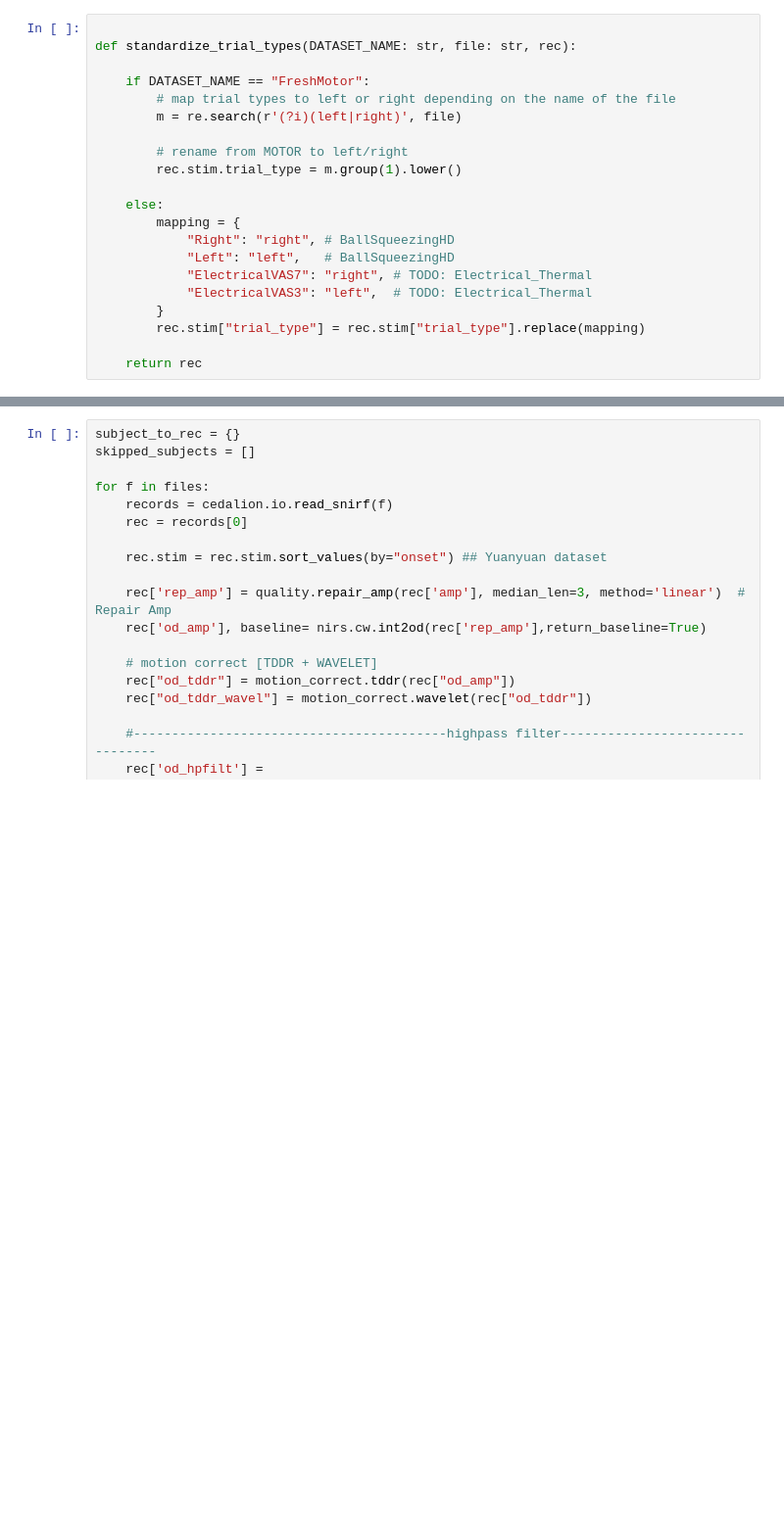
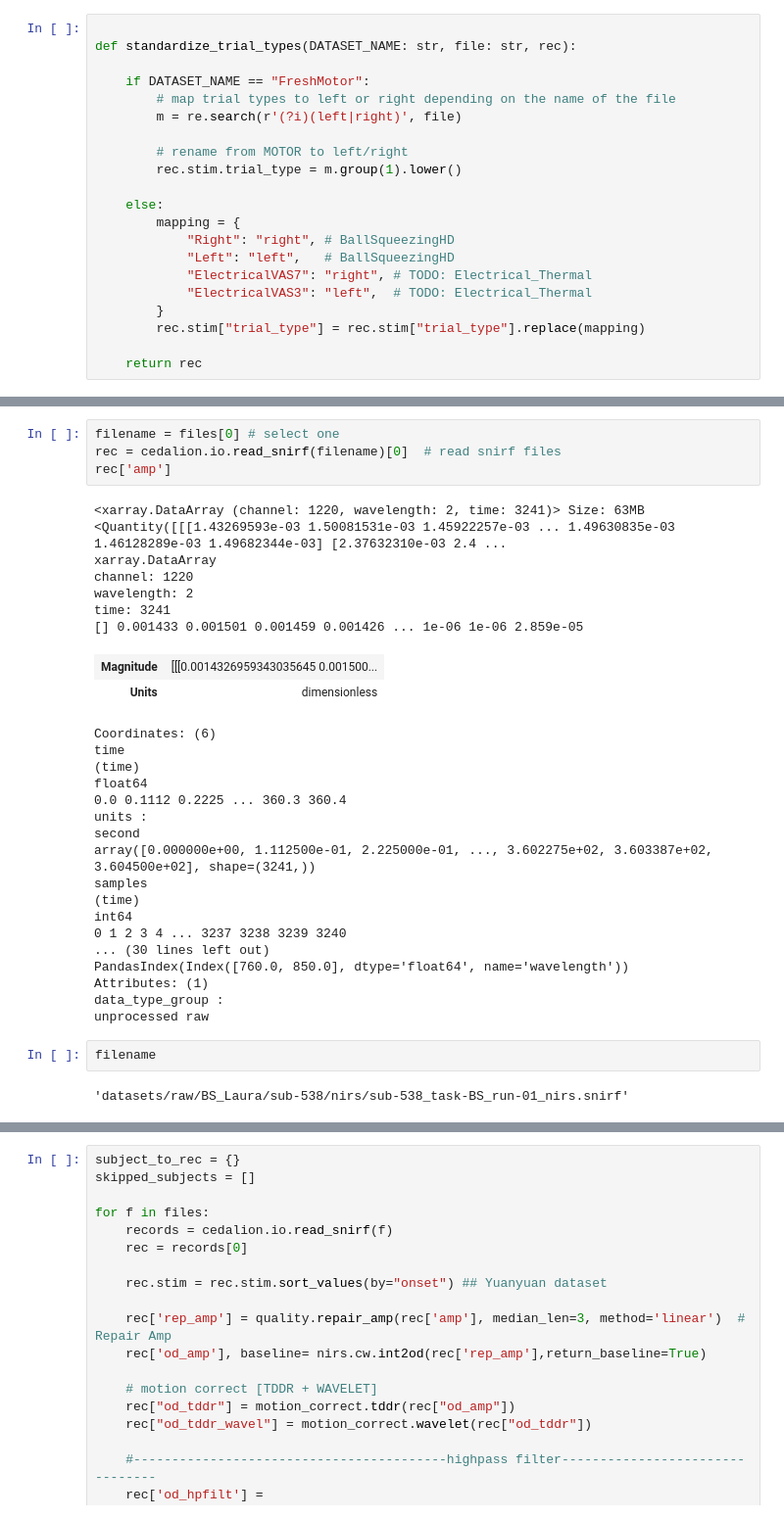
Before and after one commit to orabe/fNIRS_SparseToDense, a Jupyter notebook: notebooks/image_space_processing_segments_V2.ipynb, the cells around one changed output, grey strips where cells are left out. Shown at 98% size. Saved outputs shown, nothing was run; the diff lists cells and outputs as text; blank space fills up the shorter version.

```diff
--- a/notebooks/image_space_processing_segments_V2.ipynb
+++ b/notebooks/image_space_processing_segments_V2.ipynb
@@ -119,3 +121,37 @@ print(f"{len(files)} files found.")
+# %%
+filename = files[0] # select one
+rec = cedalion.io.read_snirf(filename)[0]  # read snirf files
+rec['amp']
+# %% [output]
+<xarray.DataArray (channel: 1220, wavelength: 2, time: 3241)> Size: 63MB <Quantity([[[1.43269593e-03 1.50081531e-03 1.45922257e-03 ... 1.49630835e-03 1.46128289e-03 1.49682344e-03] [2.37632310e-03 2.4 ...
+xarray.DataArray
+channel: 1220
+wavelength: 2
+time: 3241
+[] 0.001433 0.001501 0.001459 0.001426 ... 1e-06 1e-06 2.859e-05
+| Magnitude | [[[0.0014326959343035645 0.001500... |
+| Units | dimensionless |
+Coordinates: (6)
+time
+(time)
+float64
+0.0 0.1112 0.2225 ... 360.3 360.4
+units :
+second
+array([0.000000e+00, 1.112500e-01, 2.225000e-01, ..., 3.602275e+02, 3.603387e+02, 3.604500e+02], shape=(3241,))
+samples
+(time)
+int64
+0 1 2 3 4 ... 3237 3238 3239 3240
+... (30 lines left out)
+PandasIndex(Index([760.0, 850.0], dtype='float64', name='wavelength'))
+Attributes: (1)
+data_type_group :
+unprocessed raw
+# %%
+filename
+# %% [output]
+'datasets/raw/BS_Laura/sub-538/nirs/sub-538_task-BS_run-01_nirs.snirf'
 # %%
 filename = files[0] # select one
 rec = cedalion.io.read_snirf(filename)[0]  # read snirf files
```
Also changed, not shown: parts of 16 cells of this notebook.
